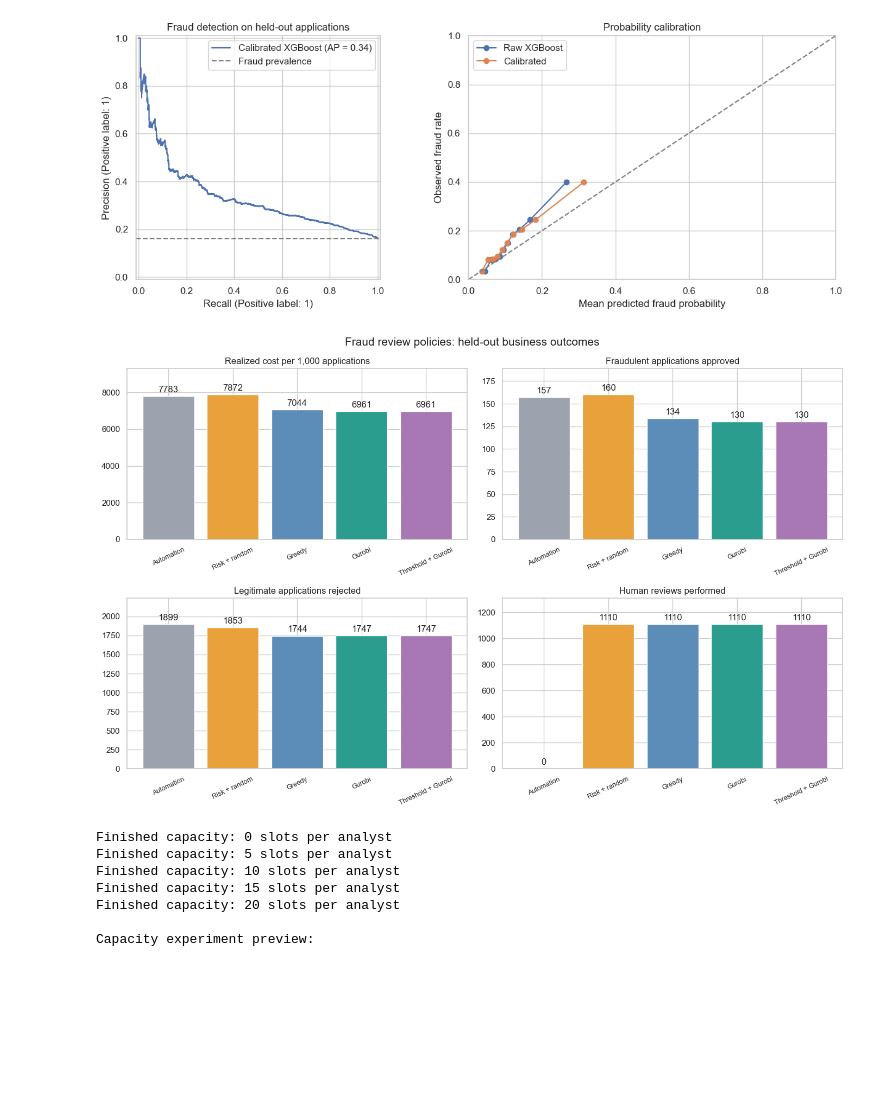
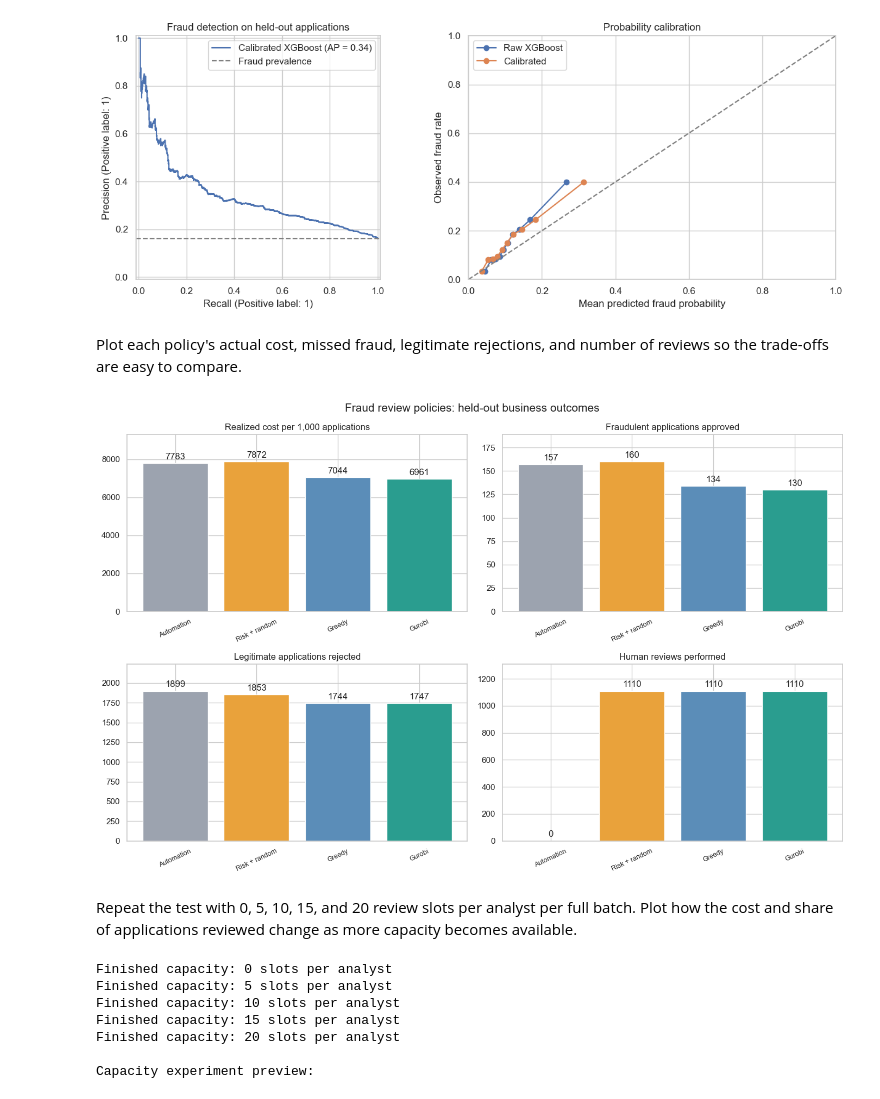
Before and after one commit to mohamadre3a/OptiFraud, a Jupyter notebook: Fraud_optimize_AI.ipynb, the cells around one changed output. Cells and saved outputs as stored; diff of their text form; code cells hidden in the pictures; blank space fills up the shorter version.

Commit message:
finishing the policies

```diff
--- a/Fraud_optimize_AI.ipynb
+++ b/Fraud_optimize_AI.ipynb
@@ -489,7 +480,7 @@ env.setParam("OutputFlag", 0)
 env.start()
 
 
-def optimize_batch(cost, capacities, probabilities, lower=0.0, upper=1.0):
+def optimize_batch(cost, capacities):
     n, n_actions = cost.shape
     with gp.Model("fraud_routing", env=env) as model:
         model.Params.MIPGap = 0
@@ -503,10 +494,6 @@ def optimize_batch(cost, capacities, probabilities, lower=0.0, upper=1.0):
 
         for i in range(n):
             model.addConstr(gp.quicksum(x[i, a] for a in range(n_actions)) == 1)
-            if probabilities[i] < lower:
-                x[i, 0].LB = 1
-            elif probabilities[i] >= upper:
-                x[i, 1].LB = 1
 
         for j in range(N_ANALYSTS):
             model.addConstr(gp.quicksum(x[i, j + 2] for i in range(n)) <= int(capacities[j]))
@@ -522,7 +509,7 @@ demo_n = min(BATCH_SIZE, len(val_df))
 demo_cost = costs["validation"][:demo_n]
 demo_p = p["validation"][:demo_n]
 demo_capacities = np.floor(np.full(N_ANALYSTS, SLOTS) * demo_n / BATCH_SIZE).astype(int)
-demo_actions = optimize_batch(demo_cost, demo_capacities, demo_p)
+demo_actions = optimize_batch(demo_cost, demo_capacities)
 demo_output = pd.DataFrame(
     {
         "fraud_probability": demo_p, "chosen_action": ACTION_NAMES[demo_actions],
@@ -1004,55 +756,33 @@ plt.show()
 | Raw | 0.7021 | 0.3358 | 0.1263 |
 | Calibrated | 0.7021 | 0.3358 | 0.1251 |
 [figure]
+# %% [markdown]
+Plot each policy's actual cost, missed fraud, legitimate rejections, and number of reviews so the
+trade-offs are easy to compare.
 # %%
 metrics_to_plot = [
     ("cost_per_1000", "Realized cost per 1,000 applications"),
     ("missed_fraud", "Fraudulent applications approved"),
     ("legit_rejected", "Legitimate applications rejected"),
     ("reviews", "Human reviews performed"),
 ]
-
-colors = [
-    "#9ca3af",
-    "#e9a23b",
-    "#5b8db8",
-    "#2a9d8f",
-    "#a878b5",
-]
-
+colors = ["#9ca3af", "#e9a23b", "#5b8db8", "#2a9d8f"]
 fig, axes = plt.subplots(2, 2, figsize=(14, 9))
-
-for ax, (column, title) in zip(
-    axes.ravel(),
-    metrics_to_plot,
-):
-
-    bars = ax.bar(
-        results.index,
-        results[column],
-        color=colors,
-    )
-
+for ax, (column, title) in zip(axes.ravel(), metrics_to_plot):
+    bars = ax.bar(results.index, results[column], color=colors)
     ax.set_title(title)
     ax.tick_params(axis="x", rotation=25, labelsize=9)
     ax.bar_label(bars, fmt="%.0f", padding=3)
     ax.margins(y=0.18)
 
-fig.suptitle(
-    "Fraud review policies: held-out business outcomes",
-    fontsize=15,
-)
-
+fig.suptitle("Fraud review policies: held-out business outcomes", fontsize=15)
 fig.tight_layout()
-
-fig.savefig(
-    OUTPUT_DIR / "02_business_results.png",
-    dpi=180,
-    bbox_inches="tight",
-)
-
+fig.savefig(OUTPUT_DIR / "02_business_results.png", dpi=180, bbox_inches="tight")
 plt.show()
 # %% [output]
-[figure, old version]
+[figure, new version]
+# %% [markdown]
+Repeat the test with 0, 5, 10, 15, and 20 review slots per analyst per full batch. Plot how the cost
+and share of applications reviewed change as more capacity becomes available.
 # %%
 capacity_records = []
```
Also changed, not shown: parts of 19 cells of this notebook, 4 other files.
